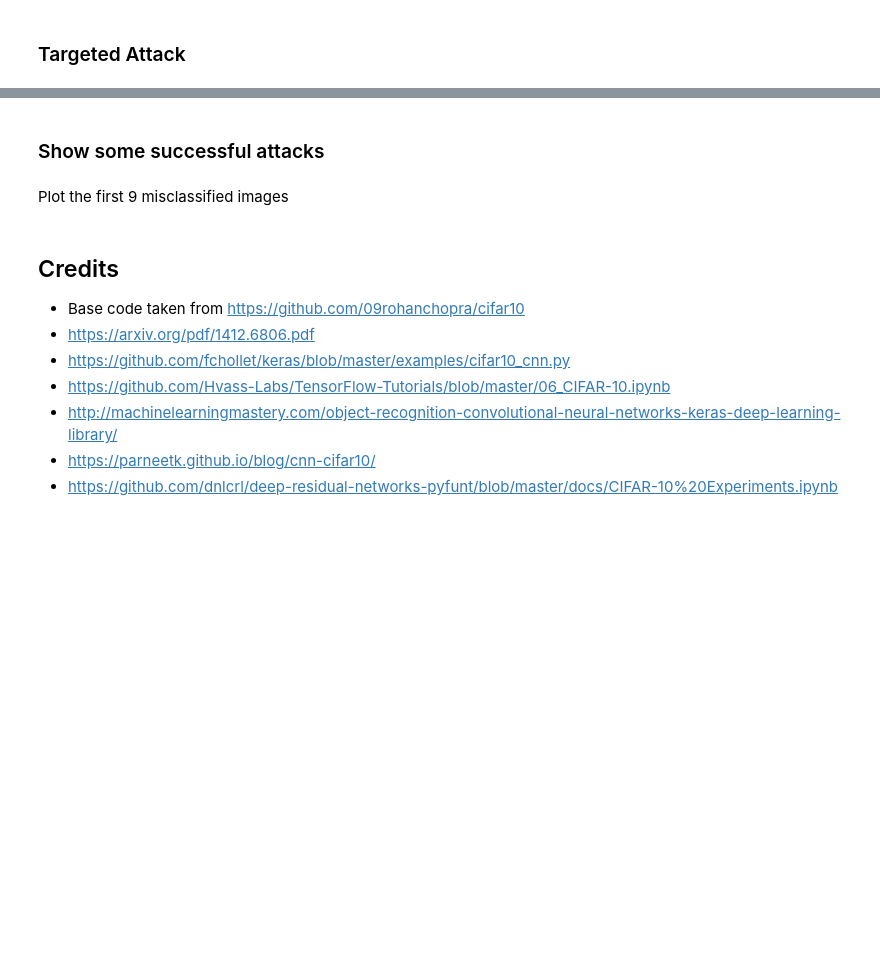
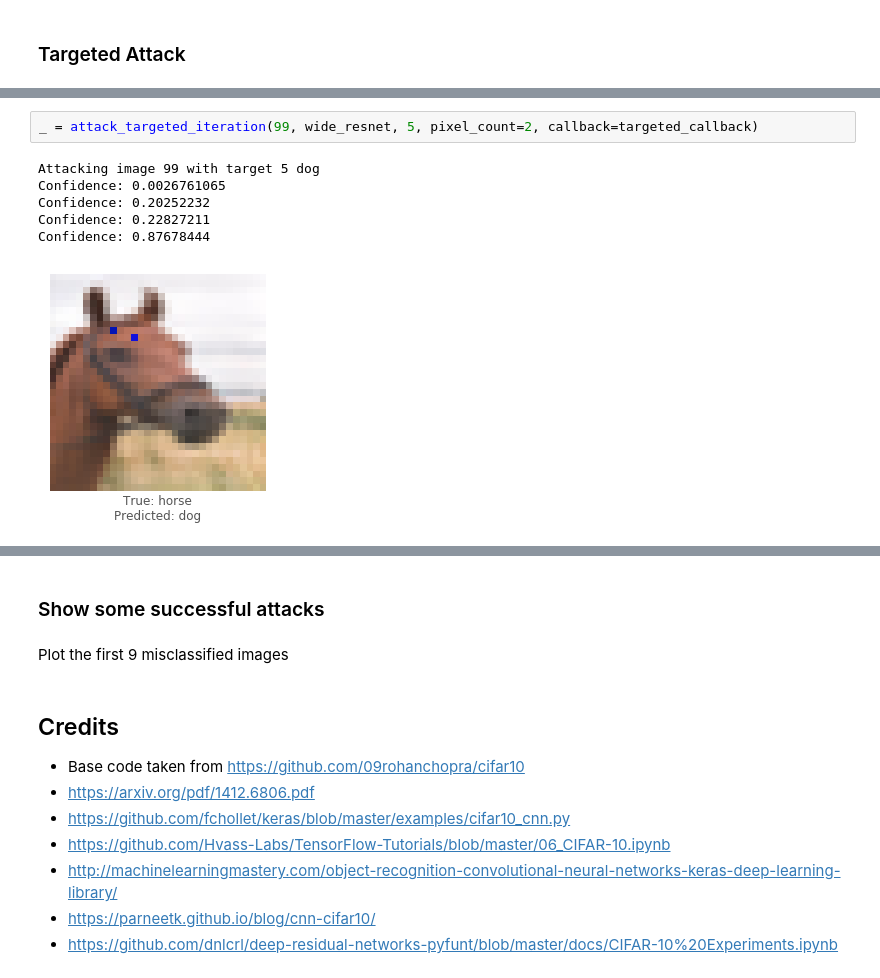
Before and after one commit to Hyperparticle/one-pixel-attack-keras, a Jupyter notebook: one-pixel-attack.ipynb, the cells around one changed output, grey strips where cells are left out. Saved outputs shown, nothing was run; the diff lists cells and outputs as text; blank space fills up the shorter version.

```diff
--- a/one-pixel-attack.ipynb
+++ b/one-pixel-attack.ipynb
@@ -305,0 +239,9 @@ def untargeted_callback(xk, convergence):
+# %%
+_ = attack_targeted_iteration(99, wide_resnet, 5, pixel_count=2, callback=targeted_callback)
+# %% [output]
+Attacking image 99 with target 5 dog
+Confidence: 0.0026761065
+Confidence: 0.20252232
+Confidence: 0.22827211
+Confidence: 0.87678444
+[figure, added]
```
Also changed, not shown: parts of 18 cells of this notebook, 6 other files.
